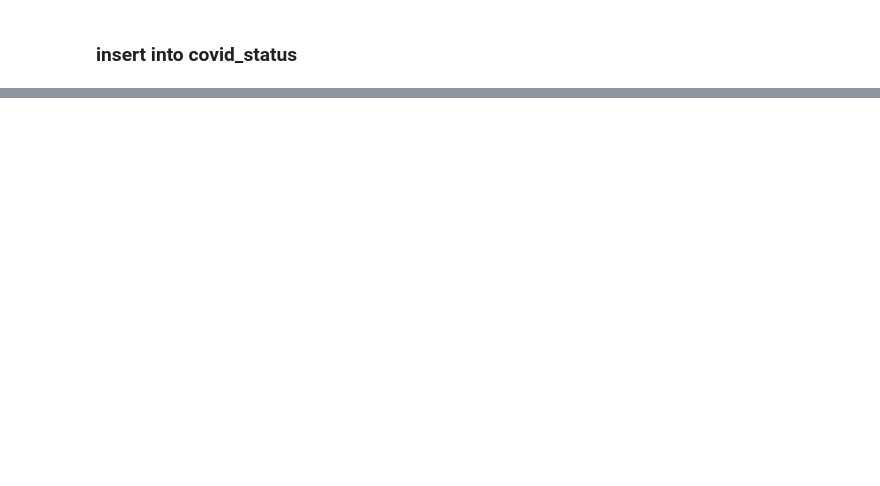
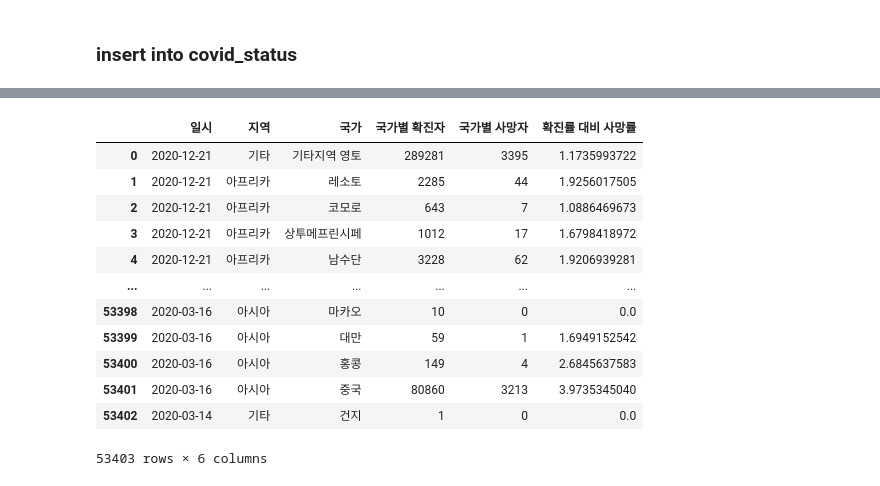
Before and after one commit to STNox/Python-flask, a Jupyter notebook: Python-flask/03. Data-analysis Module/test.ipynb, the cells around one changed output, grey strips where cells are left out. Saved outputs shown, nothing was run; the diff lists cells and outputs as text; code cells hidden in the pictures; blank space fills up the shorter version.

```diff
--- a/Python-flask/03. Data-analysis Module/test.ipynb
+++ b/Python-flask/03. Data-analysis Module/test.ipynb
@@ -286,0 +367,43 @@ for i in covid_status.index:
+# %%
+start_date = '20200301'; end_date = '20201221'
+base_url = 'http://openapi.data.go.kr/openapi/service/rest/Covid19/getCovid19NatInfStateJson'
+url = f'{base_url}?ServiceKey={govapi_key}&pageNo=1&numOfRows=10&startCreateDt={start_date}&endCreateDt={end_date}'
+result = requests.get(url)
+soup = BeautifulSoup(result.text, 'xml')
+# %%
+items = soup.find_all('item')
+natDefs, continents, dates, nations, natDeaths, natDeathRates = [], [], [], [], [], []
+for item in items:
+    natDefs.append(item.find('natDefCnt').string if item.find('natDefCnt') else 0)
+    continents.append(item.find('areaNm').string if item.find('areaNm') else '')
+    date = ''.join(item.find('stdDay').string.split()[:-1]).replace('년', '-').replace('월', '-').replace('일', '')
+    date = datetime.strptime(date, '%Y-%m-%d')
+    date = date.strftime('%Y-%m-%d')
+    dates.append(date)
+    nations.append(item.find('nationNm').string if item.find('nationNm') else '')
+    natDeaths.append(item.find('natDeathCnt').string if item.find('natDeathCnt') else 0)
+    natDeathRates.append(item.find('natDeathRate').string if item.find('natDeathRate') else 0)
+# %%
+foreign_covid = pd.DataFrame({
+    '일시': dates,
+    '지역': continents,
+    '국가': nations,
+    '국가별 확진자': natDefs,
+    '국가별 사망자': natDeaths,
+    '확진률 대비 사망률': natDeathRates
+})
+foreign_covid
+# %% [output]
+|  | 일시 | 지역 | 국가 | 국가별 확진자 | 국가별 사망자 | 확진률 대비 사망률 |
+| 0 | 2020-12-21 | 기타 | 기타지역 영토 | 289281 | 3395 | 1.1735993722 |
+| 1 | 2020-12-21 | 아프리카 | 레소토 | 2285 | 44 | 1.9256017505 |
+| 2 | 2020-12-21 | 아프리카 | 코모로 | 643 | 7 | 1.0886469673 |
+| 3 | 2020-12-21 | 아프리카 | 상투메프린시페 | 1012 | 17 | 1.6798418972 |
+| 4 | 2020-12-21 | 아프리카 | 남수단 | 3228 | 62 | 1.9206939281 |
+| ... | ... | ... | ... | ... | ... | ... |
+| 53398 | 2020-03-16 | 아시아 | 마카오 | 10 | 0 | 0.0 |
+| 53399 | 2020-03-16 | 아시아 | 대만 | 59 | 1 | 1.6949152542 |
+| 53400 | 2020-03-16 | 아시아 | 홍콩 | 149 | 4 | 2.6845637583 |
+| 53401 | 2020-03-16 | 아시아 | 중국 | 80860 | 3213 | 3.9735345040 |
+| 53402 | 2020-03-14 | 기타 | 건지 | 1 | 0 | 0.0 |
+53403 rows × 6 columns
```
Also changed, not shown: parts of 17 cells of this notebook, 5 other files.
